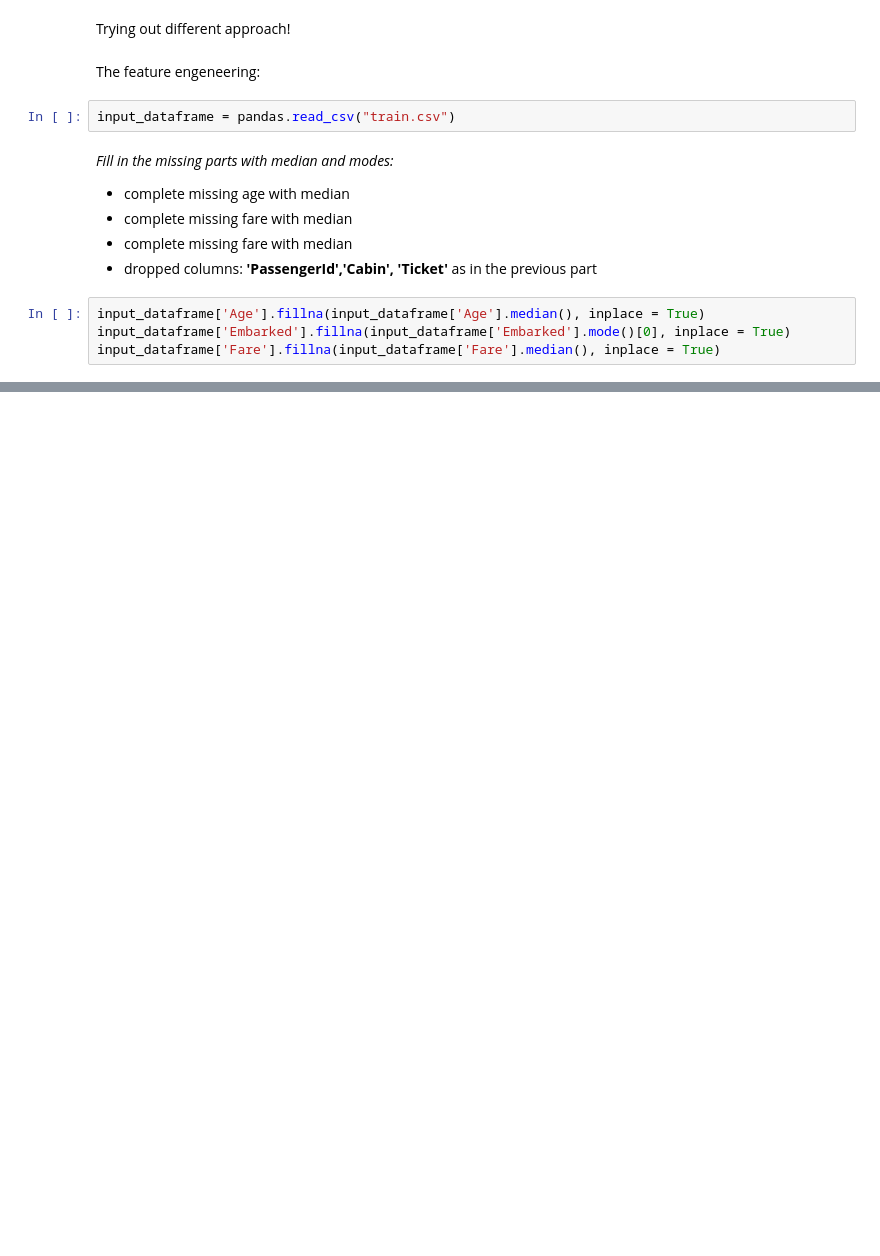
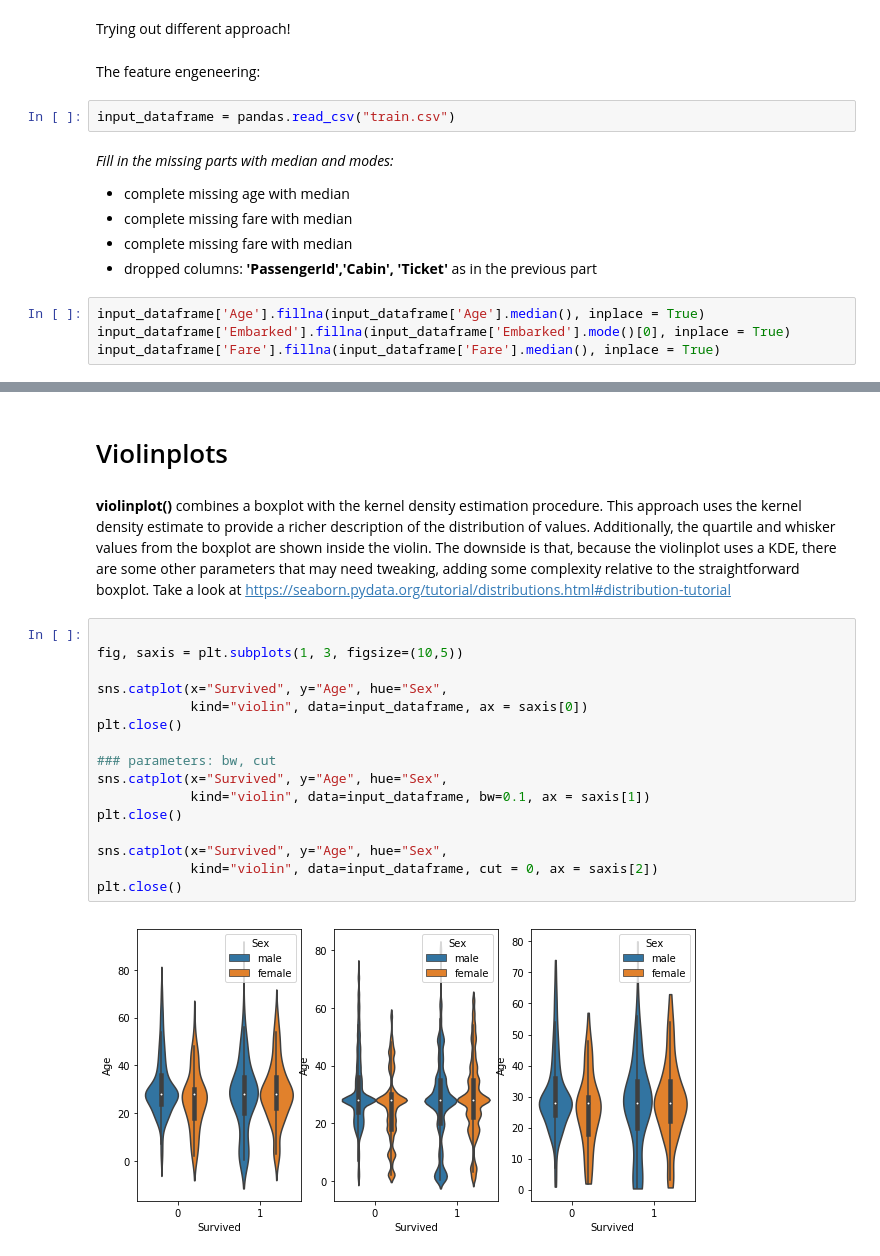
Before and after one commit to pandorica-opens/Machine-Learning, a Jupyter notebook: titanic/Titanic.ipynb, the cells around one changed output, grey strips where cells are left out. Drawn from its saved outputs; the diff is of its cells as text; blank space fills up the shorter version.

```diff
--- a/titanic/Titanic.ipynb
+++ b/titanic/Titanic.ipynb
@@ -246,0 +194,22 @@ MLA = [
+# %% [markdown]
+# Violinplots
+# %% [markdown]
+**violinplot()** combines a boxplot with the kernel density estimation procedure. This approach uses the kernel density estimate to provide a richer description of the distribution of values. Additionally, the quartile and whisker values from the boxplot are shown inside the violin. The downside is that, because the violinplot uses a KDE, there are some other parameters that may need tweaking, adding some complexity relative to the straightforward boxplot. Take a look at https://seaborn.pydata.org/tutorial/distributions.html#distribution-tutorial
+# %%
+
+fig, saxis = plt.subplots(1, 3, figsize=(10,5))
+
+sns.catplot(x="Survived", y="Age", hue="Sex",
+            kind="violin", data=input_dataframe, ax = saxis[0])
+plt.close()
+
+### parameters: bw, cut
+sns.catplot(x="Survived", y="Age", hue="Sex",
+            kind="violin", data=input_dataframe, bw=0.1, ax = saxis[1])
+plt.close()
+
+sns.catplot(x="Survived", y="Age", hue="Sex",
+            kind="violin", data=input_dataframe, cut = 0, ax = saxis[2])
+plt.close()
+# %% [output]
+[figure, added]
```
Also changed, not shown: parts of 28 cells of this notebook.
